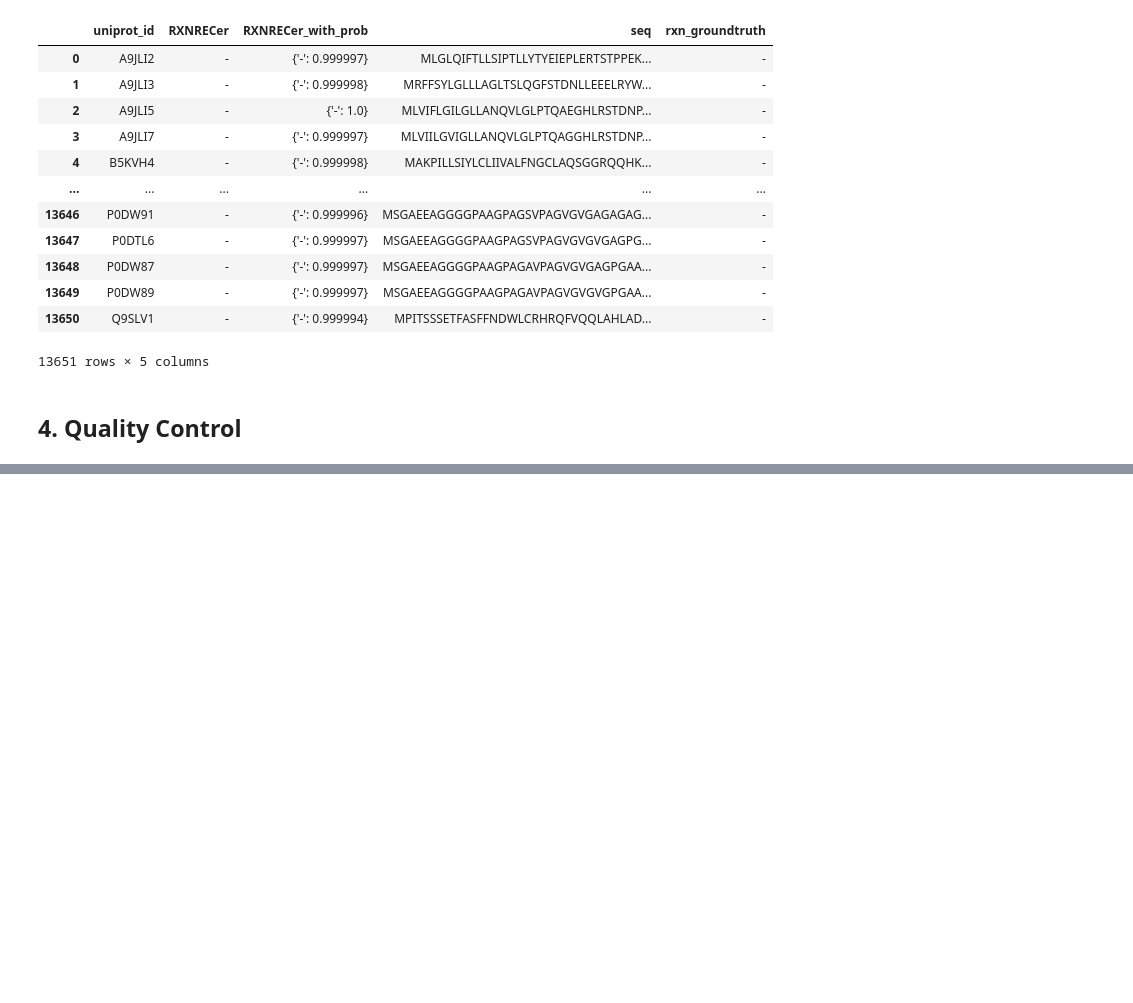
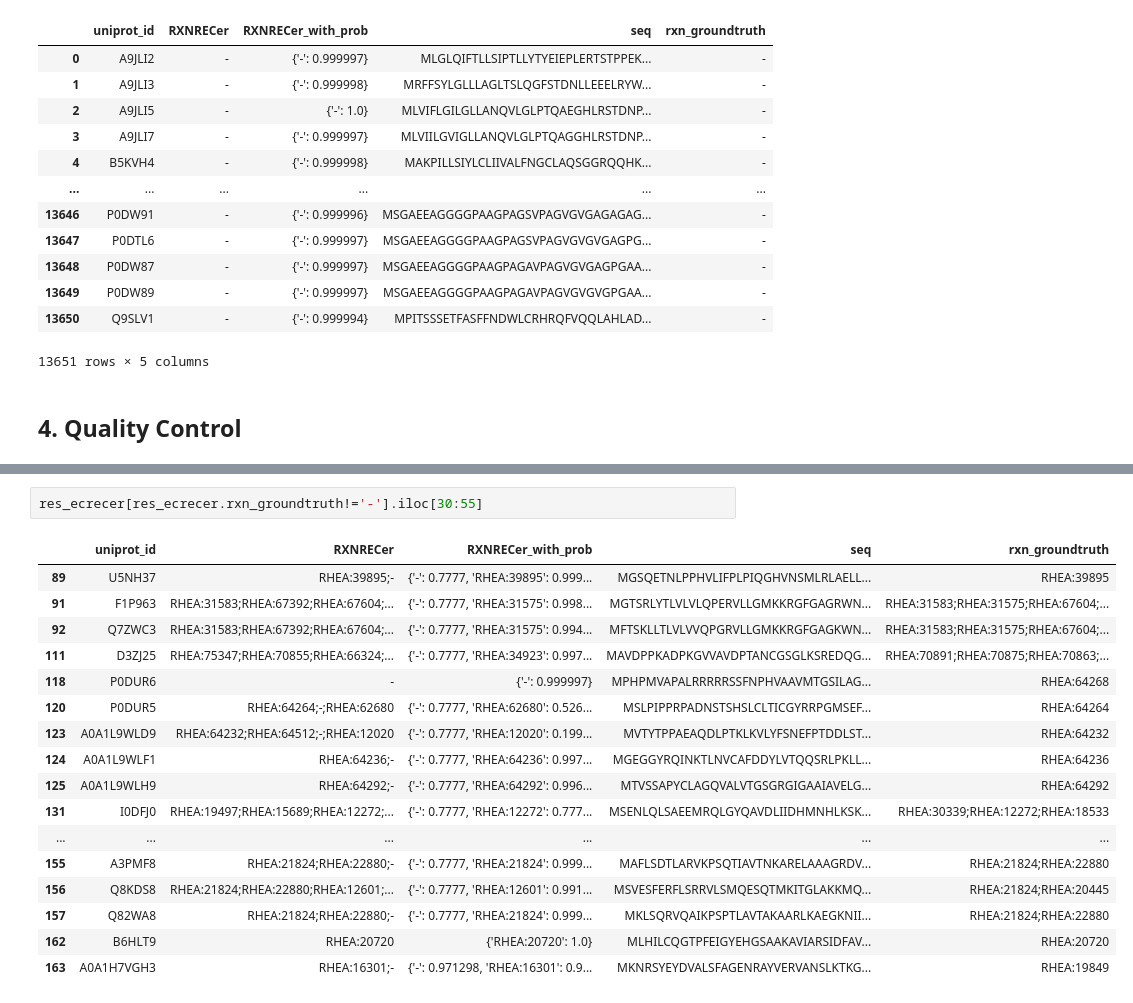
Before and after one commit to kingstdio/RXNRECer, a Jupyter notebook: case/llm/case_rxnpicker.ipynb, the cells around one changed output, grey strips where cells are left out. Cells and saved outputs as stored; diff of their text form; blank space fills up the shorter version.

```diff
--- a/case/llm/case_rxnpicker.ipynb
+++ b/case/llm/case_rxnpicker.ipynb
@@ -633,0 +806,20 @@ Please give out the finale output in json format Output template:
+# %%
+res_ecrecer[res_ecrecer.rxn_groundtruth!='-'].iloc[30:55]
+# %% [output]
+|  | uniprot_id | RXNRECer | RXNRECer_with_prob | seq | rxn_groundtruth |
+| 89 | U5NH37 | RHEA:39895;- | {'-': 0.7777, 'RHEA:39895': 0.999... | MGSQETNLPPHVLIFPLPIQGHVNSMLRLAELL... | RHEA:39895 |
+| 91 | F1P963 | RHEA:31583;RHEA:67392;RHEA:67604;... | {'-': 0.7777, 'RHEA:31575': 0.998... | MGTSRLYTLVLVLQPERVLLGMKKRGFGAGRWN... | RHEA:31583;RHEA:31575;RHEA:67604;... |
+| 92 | Q7ZWC3 | RHEA:31583;RHEA:67392;RHEA:67604;... | {'-': 0.7777, 'RHEA:31575': 0.994... | MFTSKLLTLVLVVQPGRVLLGMKKRGFGAGKWN... | RHEA:31583;RHEA:31575;RHEA:67604;... |
+| 111 | D3ZJ25 | RHEA:75347;RHEA:70855;RHEA:66324;... | {'-': 0.7777, 'RHEA:34923': 0.997... | MAVDPPKADPKGVVAVDPTANCGSGLKSREDQG... | RHEA:70891;RHEA:70875;RHEA:70863;... |
+| 118 | P0DUR6 | - | {'-': 0.999997} | MPHPMVAPALRRRRRSSFNPHVAAVMTGSILAG... | RHEA:64268 |
+| 120 | P0DUR5 | RHEA:64264;-;RHEA:62680 | {'-': 0.7777, 'RHEA:62680': 0.526... | MSLPIPPRPADNSTSHSLCLTICGYRRPGMSEF... | RHEA:64264 |
+| 123 | A0A1L9WLD9 | RHEA:64232;RHEA:64512;-;RHEA:12020 | {'-': 0.7777, 'RHEA:12020': 0.199... | MVTYTPPAEAQDLPTKLKVLYFSNEFPTDDLST... | RHEA:64232 |
+| 124 | A0A1L9WLF1 | RHEA:64236;- | {'-': 0.7777, 'RHEA:64236': 0.997... | MGEGGYRQINKTLNVCAFDDYLVTQQSRLPKLL... | RHEA:64236 |
+| 125 | A0A1L9WLH9 | RHEA:64292;- | {'-': 0.7777, 'RHEA:64292': 0.996... | MTVSSAPYCLAGQVALVTGSGRGIGAAIAVELG... | RHEA:64292 |
+| 131 | I0DFJ0 | RHEA:19497;RHEA:15689;RHEA:12272;... | {'-': 0.7777, 'RHEA:12272': 0.777... | MSENLQLSAEEMRQLGYQAVDLIIDHMNHLKSK... | RHEA:30339;RHEA:12272;RHEA:18533 |
+| ... | ... | ... | ... | ... | ... |
+| 155 | A3PMF8 | RHEA:21824;RHEA:22880;- | {'-': 0.7777, 'RHEA:21824': 0.999... | MAFLSDTLARVKPSQTIAVTNKARELAAAGRDV... | RHEA:21824;RHEA:22880 |
+| 156 | Q8KDS8 | RHEA:21824;RHEA:22880;RHEA:12601;... | {'-': 0.7777, 'RHEA:12601': 0.991... | MSVESFERFLSRRVLSMQESQTMKITGLAKKMQ... | RHEA:21824;RHEA:20445 |
+| 157 | Q82WA8 | RHEA:21824;RHEA:22880;- | {'-': 0.7777, 'RHEA:21824': 0.999... | MKLSQRVQAIKPSPTLAVTAKAARLKAEGKNII... | RHEA:21824;RHEA:22880 |
+| 162 | B6HLT9 | RHEA:20720 | {'RHEA:20720': 1.0} | MLHILCQGTPFEIGYEHGSAAKAVIARSIDFAV... | RHEA:20720 |
+| 163 | A0A1H7VGH3 | RHEA:16301;- | {'-': 0.971298, 'RHEA:16301': 0.9... | MKNRSYEYDVALSFAGENRAYVERVANSLKTKG... | RHEA:19849 |
```
Also changed, not shown: parts of 53 cells of this notebook, 19 other files.
